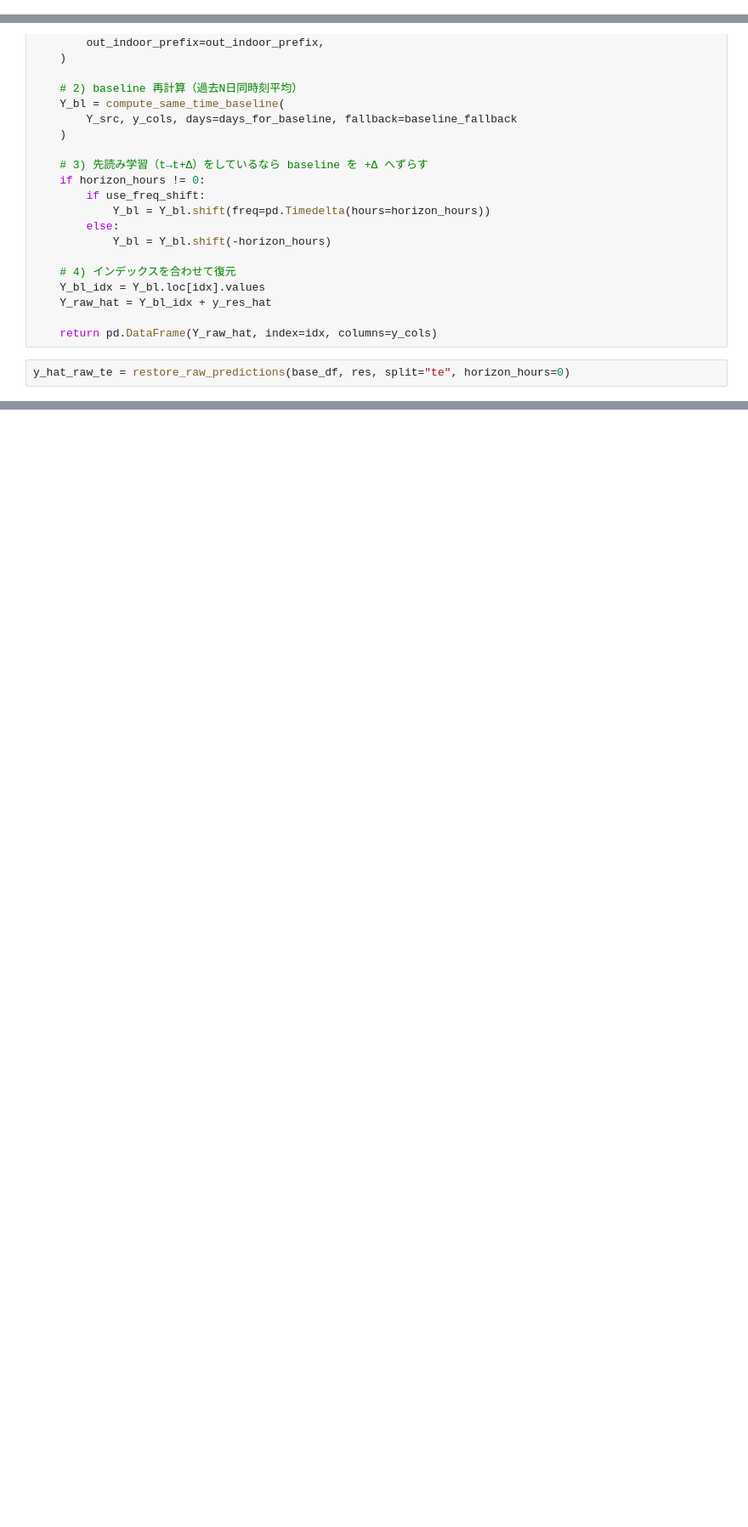
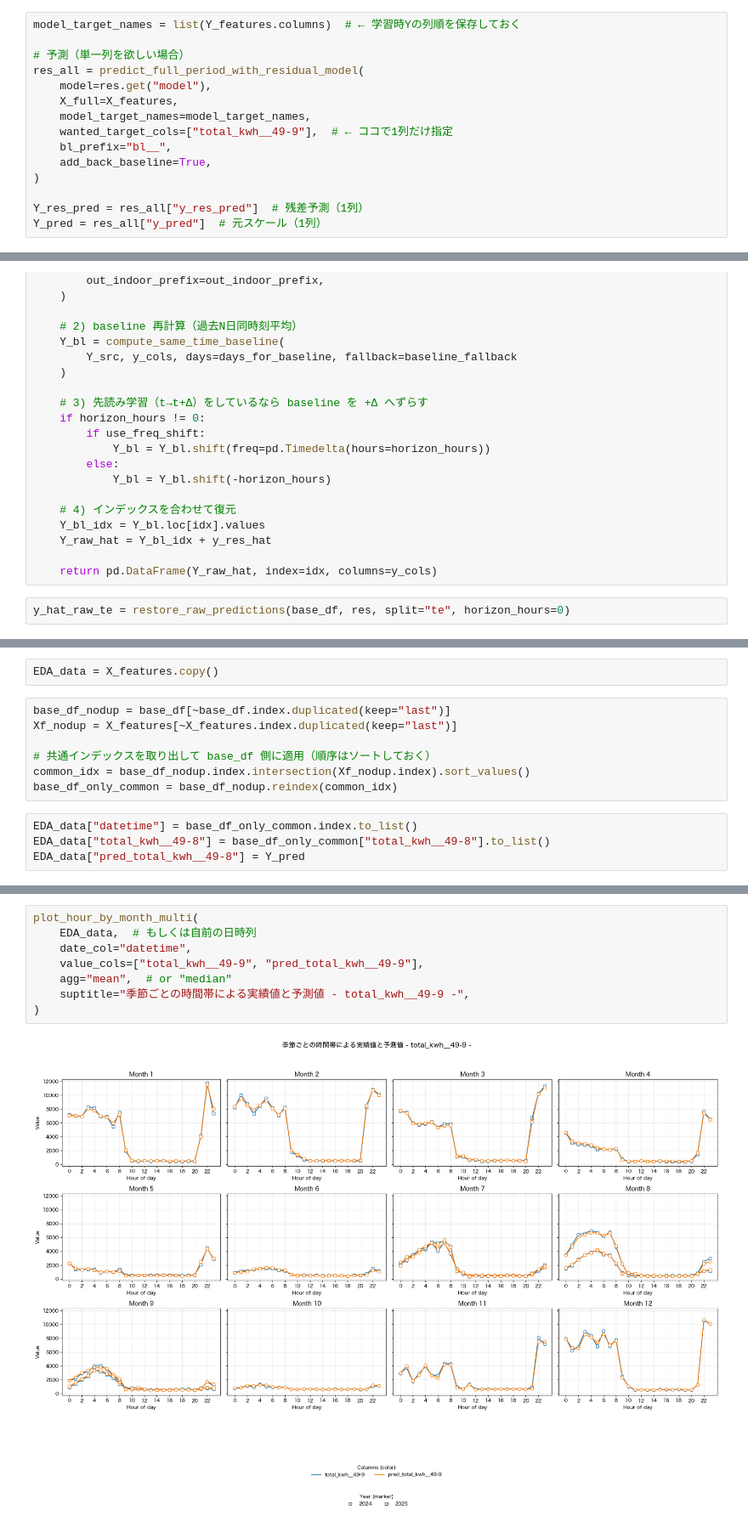
Before and after one commit to MENTERU/AIrux8_opti_logic_prod, a Jupyter notebook: services/airux8-optimize/notebooks/building_level_planner_東光作業.ipynb, the cells around one changed output, grey strips where cells are left out. Shown at 85% size. Saved outputs shown, nothing was run; the diff lists cells and outputs as text; blank space fills up the shorter version.

```diff
--- a/services/airux8-optimize/notebooks/building_level_planner_東光作業.ipynb
+++ b/services/airux8-optimize/notebooks/building_level_planner_東光作業.ipynb
@@ -1025,3 +1894,18 @@ indoor_temp__E-15北3  0.920043     0.670841
+# %%
+model_target_names = list(Y_features.columns)  # ← 学習時Yの列順を保存しておく
+
+# 予測（単一列を欲しい場合）
+res_all = predict_full_period_with_residual_model(
+    model=res.get("model"),
+    X_full=X_features,
+    model_target_names=model_target_names,
+    wanted_target_cols=["total_kwh__49-9"],  # ← ココで1列だけ指定
+    bl_prefix="bl__",
+    add_back_baseline=True,
+)
+
+Y_res_pred = res_all["y_res_pred"]  # 残差予測（1列）
+Y_pred = res_all["y_pred"]  # 元スケール（1列）
 # %%
 def _make_target_frame_from_base(
     base_df: pd.DataFrame,
@@ -1109,0 +2138,13 @@ y_hat_raw_te
+# %%
+EDA_data = X_features.copy()
+# %%
+base_df_nodup = base_df[~base_df.index.duplicated(keep="last")]
+Xf_nodup = X_features[~X_features.index.duplicated(keep="last")]
+
+# 共通インデックスを取り出して base_df 側に適用（順序はソートしておく）
+common_idx = base_df_nodup.index.intersection(Xf_nodup.index).sort_values()
+base_df_only_common = base_df_nodup.reindex(common_idx)
+# %%
+EDA_data["datetime"] = base_df_only_common.index.to_list()
+EDA_data["total_kwh__49-8"] = base_df_only_common["total_kwh__49-8"].to_list()
+EDA_data["pred_total_kwh__49-8"] = Y_pred
@@ -1109,0 +2171,10 @@ y_hat_raw_te
+# %%
+plot_hour_by_month_multi(
+    EDA_data,  # もしくは自前の日時列
+    date_col="datetime",
+    value_cols=["total_kwh__49-9", "pred_total_kwh__49-9"],
+    agg="mean",  # or "median"
+    suptitle="季節ごとの時間帯による実績値と予測値 - total_kwh__49-9 -",
+)
+# %% [output]
+[figure, added]
```
Also changed, not shown: parts of 33 cells of this notebook.
